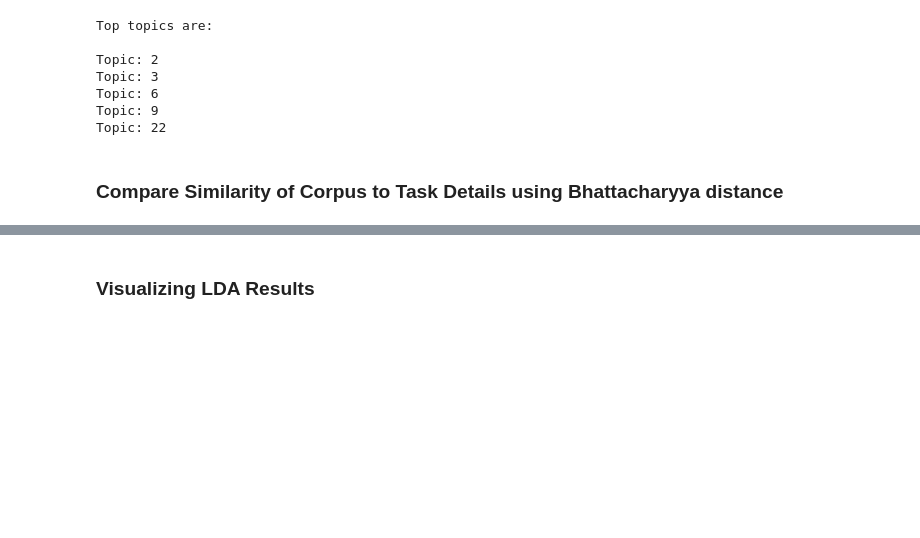
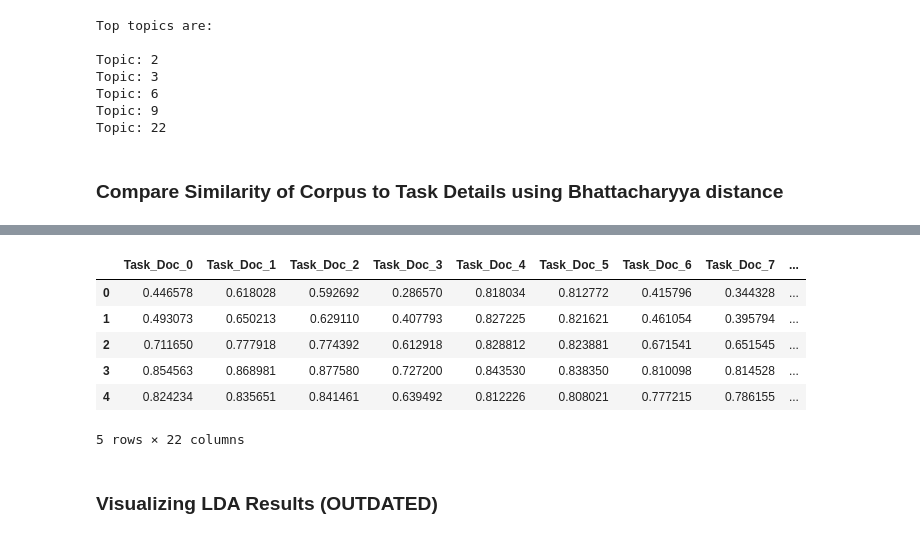
Before and after one commit to elilaird/COVID-19-Open-Research-Dataset-Challenge, a Jupyter notebook: CORD-19-Topic-Modeling.ipynb, the cells around one changed output, grey strips where cells are left out. Saved outputs shown, nothing was run; the diff lists cells and outputs as text; code cells hidden in the pictures; blank space fills up the shorter version.

```diff
--- a/CORD-19-Topic-Modeling.ipynb
+++ b/CORD-19-Topic-Modeling.ipynb
@@ -548,0 +551,15 @@ Type your password and press enter:  ··········
+# %%
+
+#rename columns
+column_names = {col:'Task_Doc_' + str(col) for col in bhatta_df.columns}
+bhatta_df = bhatta_df.rename(columns=column_names)
+
+bhatta_df.head()
+# %% [output]
+|  | Task_Doc_0 | Task_Doc_1 | Task_Doc_2 | Task_Doc_3 | Task_Doc_4 | Task_Doc_5 | Task_Doc_6 | Task_Doc_7 | ... |
+| 0 | 0.446578 | 0.618028 | 0.592692 | 0.286570 | 0.818034 | 0.812772 | 0.415796 | 0.344328 | ... |
+| 1 | 0.493073 | 0.650213 | 0.629110 | 0.407793 | 0.827225 | 0.821621 | 0.461054 | 0.395794 | ... |
+| 2 | 0.711650 | 0.777918 | 0.774392 | 0.612918 | 0.828812 | 0.823881 | 0.671541 | 0.651545 | ... |
+| 3 | 0.854563 | 0.868981 | 0.877580 | 0.727200 | 0.843530 | 0.838350 | 0.810098 | 0.814528 | ... |
+| 4 | 0.824234 | 0.835651 | 0.841461 | 0.639492 | 0.812226 | 0.808021 | 0.777215 | 0.786155 | ... |
+5 rows × 22 columns
@@ -549,5 +580,5 @@ Type your password and press enter:  ··········
 # %% [markdown]
-### Visualizing LDA Results
+### Visualizing LDA Results (OUTDATED)
 # %%
 import pickle
 import pyLDAvis
```
Also changed, not shown: parts of 3 cells of this notebook.
